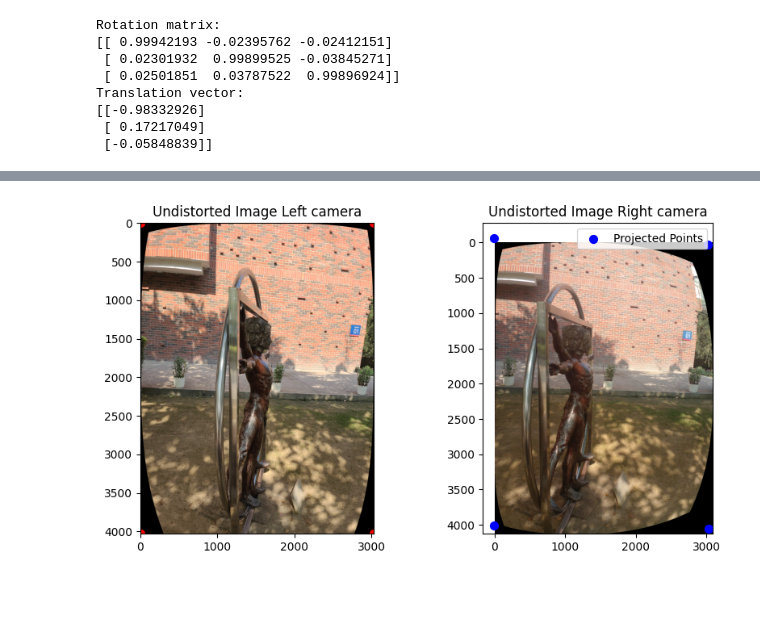
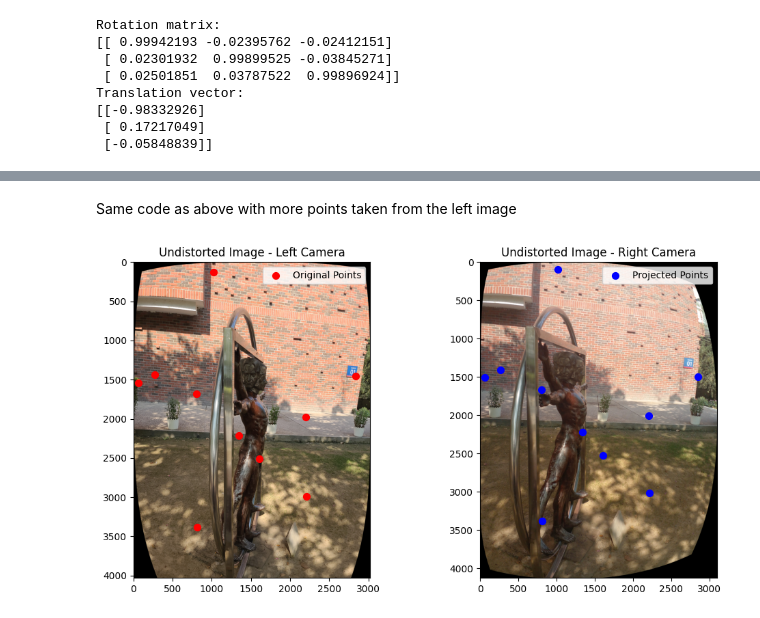
Before and after one commit to natharyan/Stereo-Camera-3D, a Jupyter notebook: main.ipynb, the cells around one changed output, grey strips where cells are left out. Drawn from its saved outputs; the diff is of its cells as text; code cells hidden in the pictures; blank space fills up the shorter version.

```diff
--- a/main.ipynb
+++ b/main.ipynb
@@ -129,32 +184,28 @@ Translation vector:
+# %% [markdown]
+Same code as above with more points taken from the left image
 # %%
 import matplotlib.pyplot as plt
-
+import numpy as np
+import cv2
 P1 = np.dot(newK1, np.hstack((np.eye(3), np.zeros((3, 1)))))  # Left camera: P1 = K1 * [I|0]
 P2 = np.dot(newK2, np.hstack((R, t)))  # Right camera: P2 = K2 * [R|t]
-
 h, w = img1_undistorted.shape[:2]
-points1 = np.array([[0, 0], [0, h - 1], [w - 1, h - 1], [w - 1, 0]], dtype=np.float32).T
-
+num_points = 10
+points1 = np.random.rand(2, num_points) * [[w], [h]]
 points1_homogeneous = np.vstack((points1, np.ones((1, points1.shape[1]))))
-
 points_3D_homogeneous = cv2.triangulatePoints(P1, P2, points1[:2], points1[:2])
-
 points_3D = points_3D_homogeneous[:3] / points_3D_homogeneous[3]
-
 projected_points_homogeneous = np.dot(P2, np.vstack((points_3D, np.ones((1, points_3D.shape[1])))))
 projected_points = projected_points_homogeneous[:2] / projected_points_homogeneous[2]
-
-fig, axs = plt.subplots(1, 2, figsize=(10, 5))
-
+fig, axs = plt.subplots(1, 2, figsize=(12, 6))
 axs[0].imshow(cv2.cvtColor(img1_undistorted, cv2.COLOR_BGR2RGB))
 axs[0].scatter(points1[0], points1[1], c='red', s=50, label='Original Points')
-axs[0].set_title('Undistorted Image Left camera')
-
+axs[0].set_title('Undistorted Image - Left Camera')
+axs[0].legend()
 axs[1].imshow(cv2.cvtColor(img2_undistorted, cv2.COLOR_BGR2RGB))
 axs[1].scatter(projected_points[0], projected_points[1], c='blue', s=50, label='Projected Points')
-axs[1].set_title('Undistorted Image Right camera')
-
-plt.legend()
+axs[1].set_title('Undistorted Image - Right Camera')
+axs[1].legend()
 plt.show()
 # %% [output]
-[figure, old version]
+[figure, new version]
```
Also changed, not shown: parts of 5 cells of this notebook, 47 other files.
